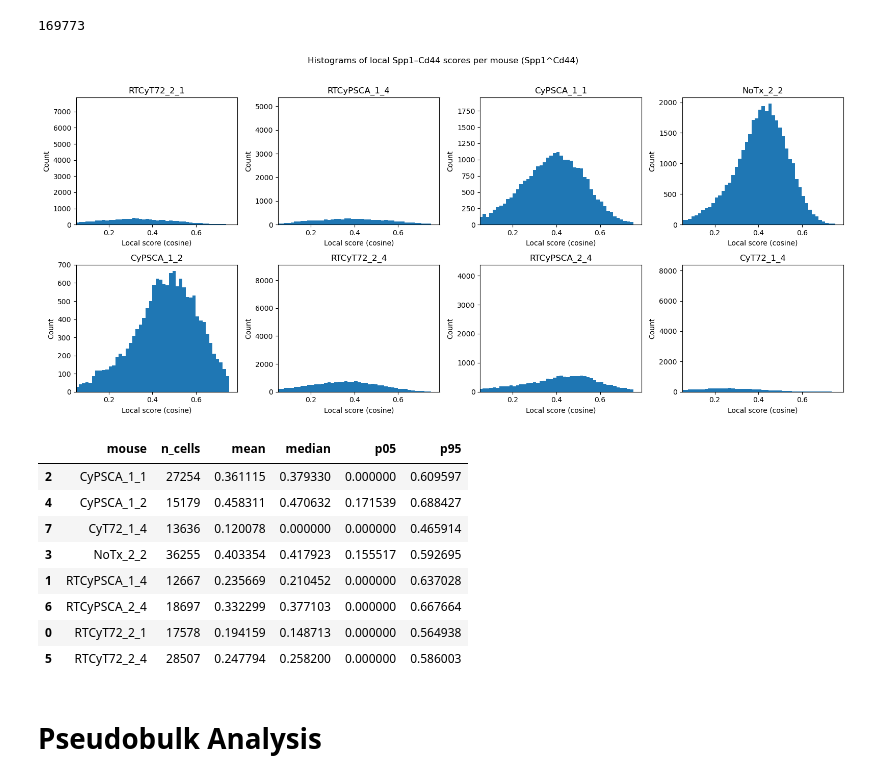
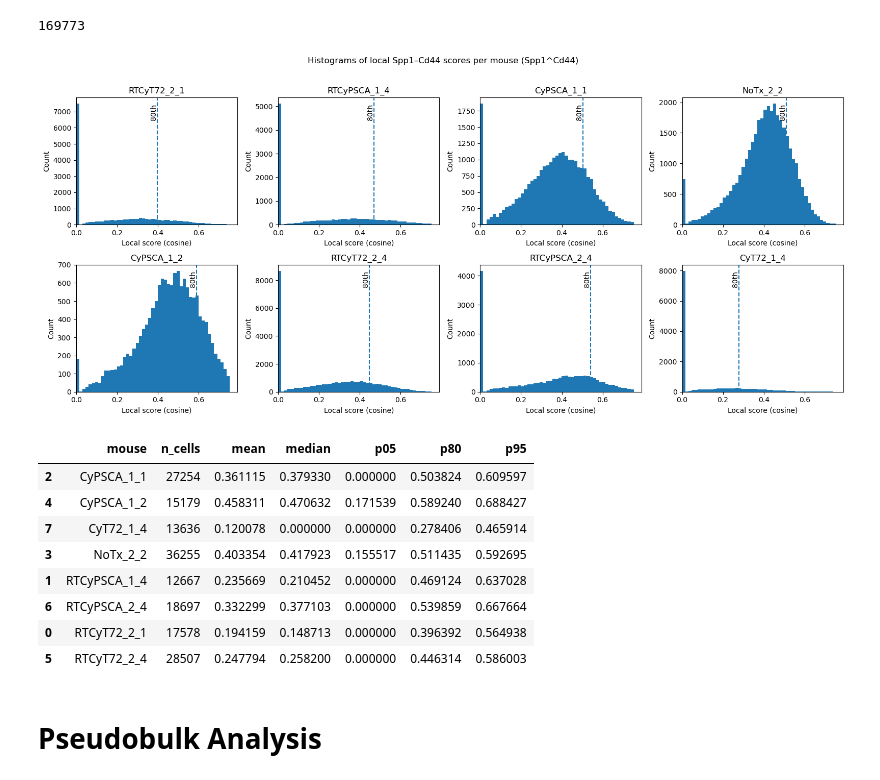
Before and after one commit to Li-Lab-COH/Spatial_CAR_T, a Jupyter notebook: Clustering/R01_Submission/spp1_Macrophage_Analysis/Testing_Mac_identificaiton.ipynb, the cells around one changed output. Drawn from its saved outputs; the diff is of its cells as text; code cells hidden in the pictures.

```diff
--- a/Clustering/R01_Submission/spp1_Macrophage_Analysis/Testing_Mac_identificaiton.ipynb
+++ b/Clustering/R01_Submission/spp1_Macrophage_Analysis/Testing_Mac_identificaiton.ipynb
@@ -466,6 +488,7 @@ finite_vals.size
 # %% [output]
 169773
 # %%
+from pathlib import Path
 import matplotlib.pyplot as plt
 from scipy import sparse
 
@@ -477,7 +500,7 @@ finite_vals = xcol[np.isfinite(xcol)]
 if finite_vals.size == 0:
     raise ValueError("All local scores are NaN/inf for this interaction.")
 xmin, xmax = np.nanpercentile(finite_vals, [0.5, 99.5])  # robust range
-if xmin == xmax:  # degenerate case
+if xmin == xmax:
     xmin -= 1e-6; xmax += 1e-6
 bins = np.linspace(xmin, xmax, 50)
 
@@ -486,51 +509,73 @@ n = len(mice)
 ncols = min(4, n)
 nrows = int(np.ceil(n / ncols))
 
-plt.figure(figsize=(4*ncols, 3.5*nrows))
+fig = plt.figure(figsize=(4*ncols, 3.5*nrows))  # << capture figure handle
 stats_rows = []
 
 for idx, m in enumerate(mice, 1):
     sel = (lr_all.obs['mouse'].astype(str).values == m)
     vals = xcol[sel]
     vals = vals[np.isfinite(vals)]
 
     ax = plt.subplot(nrows, ncols, idx)
-    ax.hist(vals, bins=bins)  # default style, consistent bins
-    ax.set_xlim(left=0.05)       # <-- force x-axis to 0 and above
+    ax.hist(vals, bins=bins)
+
+    # draw 80th-percentile line (only if we have data)
+    if vals.size:
+        q80 = float(np.nanpercentile(vals, 80))
+        ax.axvline(q80, linestyle='--', linewidth=1.5)  # vertical marker
+        # small annotation near the top of the axis
+        ymax = ax.get_ylim()[1]
+        ax.text(q80, 0.95*ymax, "80th", rotation=90, va='top', ha='right')
+
+    ax.set_xlim(left=0.0)  # choose this or remove entirely if negatives are possible
     ax.set_title(m)
     ax.set_xlabel("Local score (cosine)")
     ax.set_ylabel("Count")
 
     if vals.size:
         stats_rows.append({
             'mouse': m,
             'n_cells': int(vals.size),
             'mean': float(np.nanmean(vals)),
             'median': float(np.nanmedian(vals)),
             'p05': float(np.nanpercentile(vals, 5)),
-            'p95': float(np.nanpercentile(vals, 95))
+            'p80': q80,  # <-- add to table
+            'p95': float(np.nanpercentile(vals, 95)),
         })
     else:
-        stats_rows.append({'mouse': m, 'n_cells': 0, 'mean': np.nan, 'median': np.nan, 'p05': np.nan, 'p95': np.nan})
+        stats_rows.append({'mouse': m, 'n_cells': 0,
+                           'mean': np.nan, 'median': np.nan,
+                           'p05': np.nan, 'p80': np.nan, 'p95': np.nan})
 
 plt.suptitle(f"Histograms of local Spp1–Cd44 scores per mouse ({i_name})", y=1.02, fontsize=12)
 plt.tight_layout()
+
+# output directory (create if needed)
+outdir = Path("/mnt/c/Users/jonan/Documents/1Work/RoseLab/Spatial/CAR_T/Results/spp1_mac_analysis/lr_integration/spp1.cd44_summary")
+outdir.mkdir(parents=True, exist_ok=True)
+
+# save BEFORE showing
+base = outdir / f"local_scores_histograms_{i_name}"
+fig.savefig(f"{base}.png", dpi=300, bbox_inches="tight")
+fig.savefig(f"{base}.pdf", bbox_inches="tight")
+
 plt.show()
 
 # tabular summary
 stats_df = pd.DataFrame(stats_rows).sort_values('mouse')
 display(stats_df)
 # %% [output]
-[figure, old version]
+[figure, new version]
-|  | mouse | n_cells | mean | median | p05 | p95 |
-| 2 | CyPSCA_1_1 | 27254 | 0.361115 | 0.379330 | 0.000000 | 0.609597 |
-| 4 | CyPSCA_1_2 | 15179 | 0.458311 | 0.470632 | 0.171539 | 0.688427 |
-| 7 | CyT72_1_4 | 13636 | 0.120078 | 0.000000 | 0.000000 | 0.465914 |
-| 3 | NoTx_2_2 | 36255 | 0.403354 | 0.417923 | 0.155517 | 0.592695 |
-| 1 | RTCyPSCA_1_4 | 12667 | 0.235669 | 0.210452 | 0.000000 | 0.637028 |
-| 6 | RTCyPSCA_2_4 | 18697 | 0.332299 | 0.377103 | 0.000000 | 0.667664 |
-| 0 | RTCyT72_2_1 | 17578 | 0.194159 | 0.148713 | 0.000000 | 0.564938 |
-| 5 | RTCyT72_2_4 | 28507 | 0.247794 | 0.258200 | 0.000000 | 0.586003 |
+|  | mouse | n_cells | mean | median | p05 | p80 | p95 |
+| 2 | CyPSCA_1_1 | 27254 | 0.361115 | 0.379330 | 0.000000 | 0.503824 | 0.609597 |
+| 4 | CyPSCA_1_2 | 15179 | 0.458311 | 0.470632 | 0.171539 | 0.589240 | 0.688427 |
+| 7 | CyT72_1_4 | 13636 | 0.120078 | 0.000000 | 0.000000 | 0.278406 | 0.465914 |
+| 3 | NoTx_2_2 | 36255 | 0.403354 | 0.417923 | 0.155517 | 0.511435 | 0.592695 |
+| 1 | RTCyPSCA_1_4 | 12667 | 0.235669 | 0.210452 | 0.000000 | 0.469124 | 0.637028 |
+| 6 | RTCyPSCA_2_4 | 18697 | 0.332299 | 0.377103 | 0.000000 | 0.539859 | 0.667664 |
+| 0 | RTCyT72_2_1 | 17578 | 0.194159 | 0.148713 | 0.000000 | 0.396392 | 0.564938 |
+| 5 | RTCyT72_2_4 | 28507 | 0.247794 | 0.258200 | 0.000000 | 0.446314 | 0.586003 |
 # %% [markdown]
 # Pseudobulk Analysis
 # %% [markdown]
```
Also changed, not shown: parts of 5 cells of this notebook, 1 other file.
